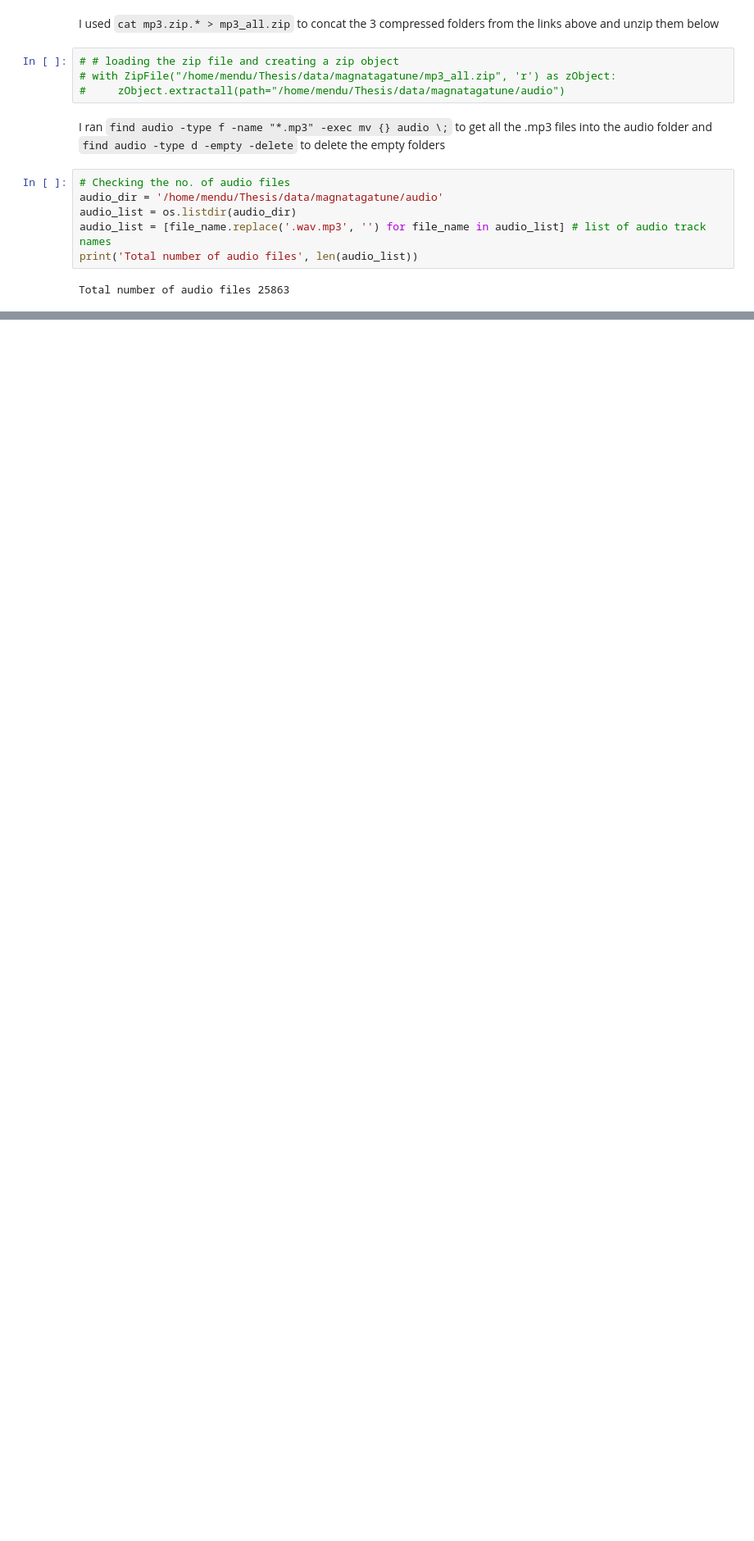
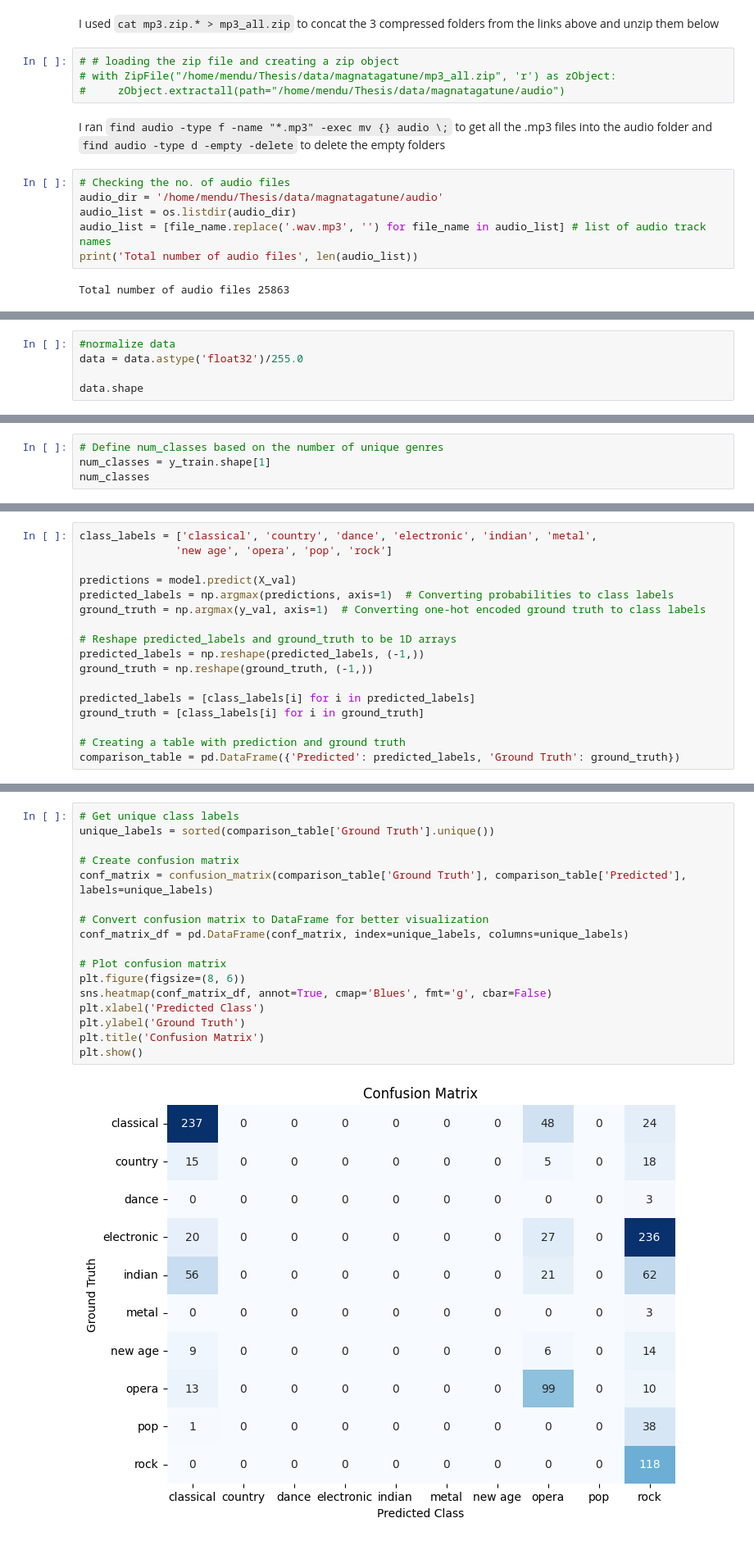
Before and after one commit to menduv/Thesis, a Jupyter notebook: magni_descriptive_analysis.ipynb, the cells around one changed output, grey strips where cells are left out. Shown: that part at 82% size. Drawn from its saved outputs; the diff is of its cells as text; blank space fills up the shorter version.

Commit message:
trained the cnn on magni

```diff
--- a/magni_descriptive_analysis.ipynb
+++ b/magni_descriptive_analysis.ipynb
@@ -148,0 +321,5 @@ Name: count, dtype: int64
+# %%
+#normalize data
+data = data.astype('float32')/255.0
+
+data.shape
@@ -148,0 +345,4 @@ Name: count, dtype: int64
+# %%
+# Define num_classes based on the number of unique genres
+num_classes = y_train.shape[1]
+num_classes
@@ -148,0 +489,17 @@ Name: count, dtype: int64
+# %%
+class_labels = ['classical', 'country', 'dance', 'electronic', 'indian', 'metal',
+               'new age', 'opera', 'pop', 'rock']
+
+predictions = model.predict(X_val)
+predicted_labels = np.argmax(predictions, axis=1)  # Converting probabilities to class labels
+ground_truth = np.argmax(y_val, axis=1)  # Converting one-hot encoded ground truth to class labels
+
+# Reshape predicted_labels and ground_truth to be 1D arrays
+predicted_labels = np.reshape(predicted_labels, (-1,))
+ground_truth = np.reshape(ground_truth, (-1,))
+
+predicted_labels = [class_labels[i] for i in predicted_labels]
+ground_truth = [class_labels[i] for i in ground_truth]
+
+# Creating a table with prediction and ground truth
+comparison_table = pd.DataFrame({'Predicted': predicted_labels, 'Ground Truth': ground_truth})
@@ -148,0 +511,19 @@ Name: count, dtype: int64
+# %%
+# Get unique class labels
+unique_labels = sorted(comparison_table['Ground Truth'].unique())
+
+# Create confusion matrix
+conf_matrix = confusion_matrix(comparison_table['Ground Truth'], comparison_table['Predicted'], labels=unique_labels)
+
+# Convert confusion matrix to DataFrame for better visualization
+conf_matrix_df = pd.DataFrame(conf_matrix, index=unique_labels, columns=unique_labels)
+
+# Plot confusion matrix
+plt.figure(figsize=(8, 6))
+sns.heatmap(conf_matrix_df, annot=True, cmap='Blues', fmt='g', cbar=False)
+plt.xlabel('Predicted Class')
+plt.ylabel('Ground Truth')
+plt.title('Confusion Matrix')
+plt.show()
+# %% [output]
+[figure, added]
```
Also changed, not shown: parts of 42 cells of this notebook, 1 other file.
